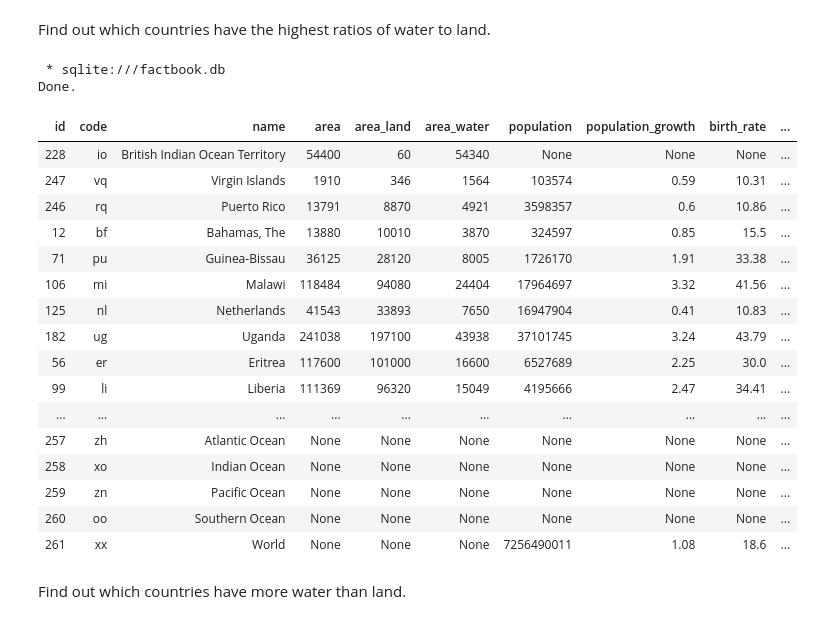
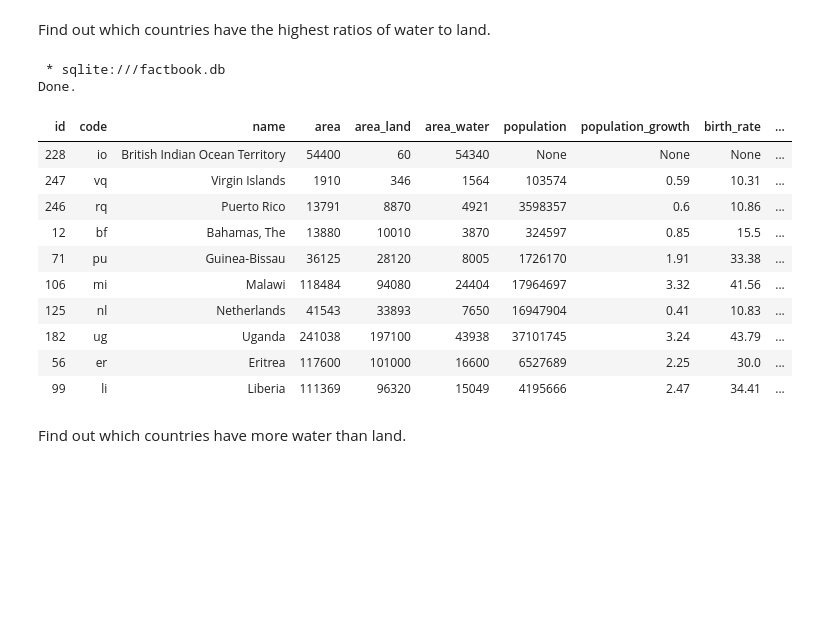
Before and after one commit to andyphua114/learning-projects, a Jupyter notebook: world_factbook_sql.ipynb, the cells around one changed output. Cells and saved outputs as stored; diff of their text form; code cells hidden in the pictures; blank space fills up the shorter version.

Commit message:
Limit some output results

```diff
--- a/world_factbook_sql.ipynb
+++ b/world_factbook_sql.ipynb
@@ -133,28 +133,23 @@ Find out which countries have the highest ratios of water to land.
 # %%
 %%sql
 SELECT *, CAST(area_water as Float) / area_land AS ratio_water_land
   FROM facts
-ORDER BY ratio_water_land DESC;
+ORDER BY ratio_water_land DESC
+ LIMIT 10;
 # %% [output]
  * sqlite:///factbook.db
 Done.
 | id | code | name | area | area_land | area_water | population | population_growth | birth_rate | ... |
 | 228 | io | British Indian Ocean Territory | 54400 | 60 | 54340 | None | None | None | ... |
 | 247 | vq | Virgin Islands | 1910 | 346 | 1564 | 103574 | 0.59 | 10.31 | ... |
 | 246 | rq | Puerto Rico | 13791 | 8870 | 4921 | 3598357 | 0.6 | 10.86 | ... |
 | 12 | bf | Bahamas, The | 13880 | 10010 | 3870 | 324597 | 0.85 | 15.5 | ... |
 | 71 | pu | Guinea-Bissau | 36125 | 28120 | 8005 | 1726170 | 1.91 | 33.38 | ... |
 | 106 | mi | Malawi | 118484 | 94080 | 24404 | 17964697 | 3.32 | 41.56 | ... |
 | 125 | nl | Netherlands | 41543 | 33893 | 7650 | 16947904 | 0.41 | 10.83 | ... |
 | 182 | ug | Uganda | 241038 | 197100 | 43938 | 37101745 | 3.24 | 43.79 | ... |
 | 56 | er | Eritrea | 117600 | 101000 | 16600 | 6527689 | 2.25 | 30.0 | ... |
 | 99 | li | Liberia | 111369 | 96320 | 15049 | 4195666 | 2.47 | 34.41 | ... |
-| ... | ... | ... | ... | ... | ... | ... | ... | ... | ... |
-| 257 | zh | Atlantic Ocean | None | None | None | None | None | None | ... |
-| 258 | xo | Indian Ocean | None | None | None | None | None | None | ... |
-| 259 | zn | Pacific Ocean | None | None | None | None | None | None | ... |
-| 260 | oo | Southern Ocean | None | None | None | None | None | None | ... |
-| 261 | xx | World | None | None | None | 7256490011 | 1.08 | 18.6 | ... |
 # %% [markdown]
 Find out which countries have more water than land.
 # %%
```
